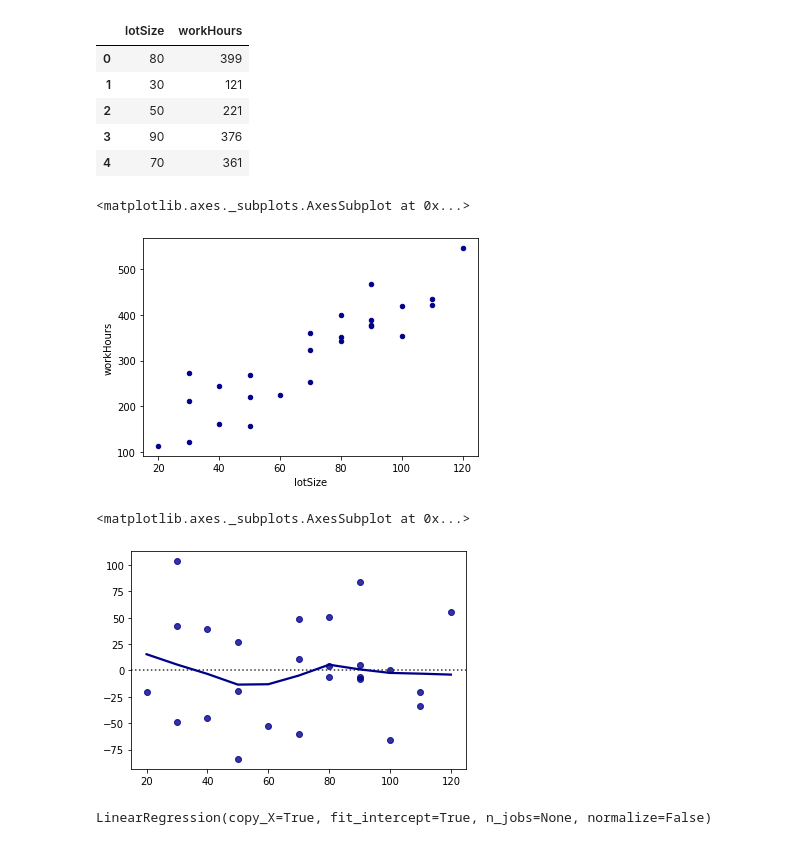
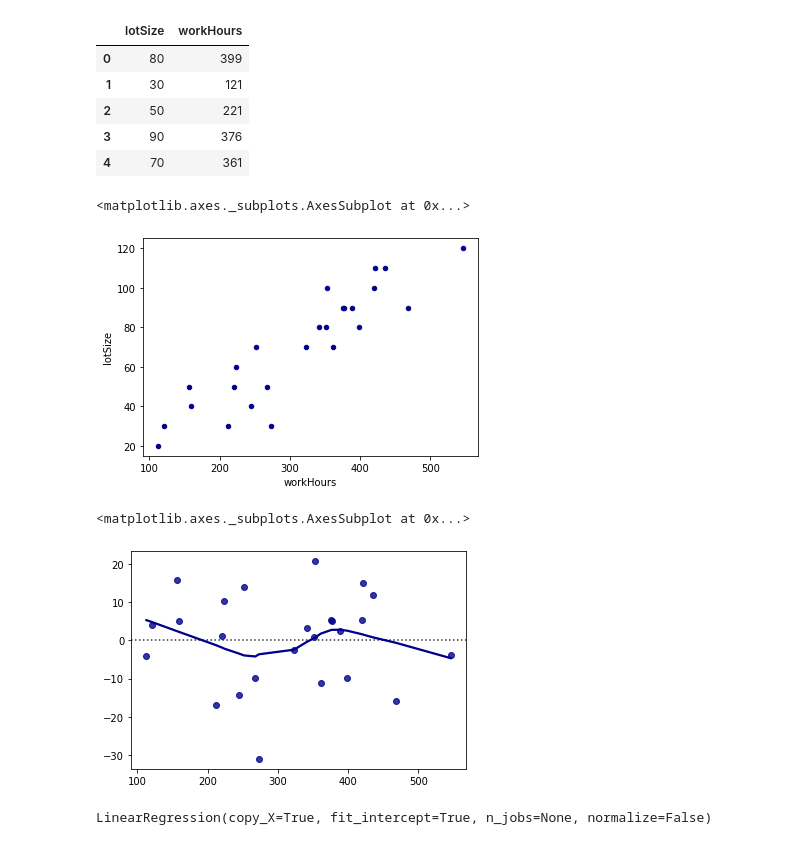
Before and after one commit to USF-CS-663-Spring-2020/lab-05-regression-vikas91, a Jupyter notebook: toluca-linear-regression.ipynb, the cells around one changed output. Saved outputs shown, nothing was run; the diff lists cells and outputs as text; code cells hidden in the pictures.

```diff
--- a/toluca-linear-regression.ipynb
+++ b/toluca-linear-regression.ipynb
@@ -28,17 +28,17 @@ df.head()
 | 4 | 70 | 361 |
 # %%
 import matplotlib.pyplot as plt
-df.plot(kind="scatter", x='lotSize', y='workHours', c='DarkBlue')
+df.plot(kind="scatter", x='workHours', y='lotSize', c='DarkBlue')
 # %% [output]
 <matplotlib.axes._subplots.AxesSubplot at 0x...>
-[figure, old version]
+[figure, new version]
 # %%
 import seaborn as sns
 import statsmodels
-sns.residplot(df["lotSize"].to_numpy(), df["workHours"].to_numpy(), lowess=True, color="DarkBlue")
+sns.residplot(df["workHours"].to_numpy(), df["lotSize"].to_numpy(), lowess=True, color="DarkBlue")
 # %% [output]
 <matplotlib.axes._subplots.AxesSubplot at 0x...>
-[figure, old version]
+[figure, new version]
 # %%
 from sklearn.linear_model import LinearRegression
 lin_reg = LinearRegression()
```
Also changed, not shown: parts of 4 cells of this notebook, 1 other file.
